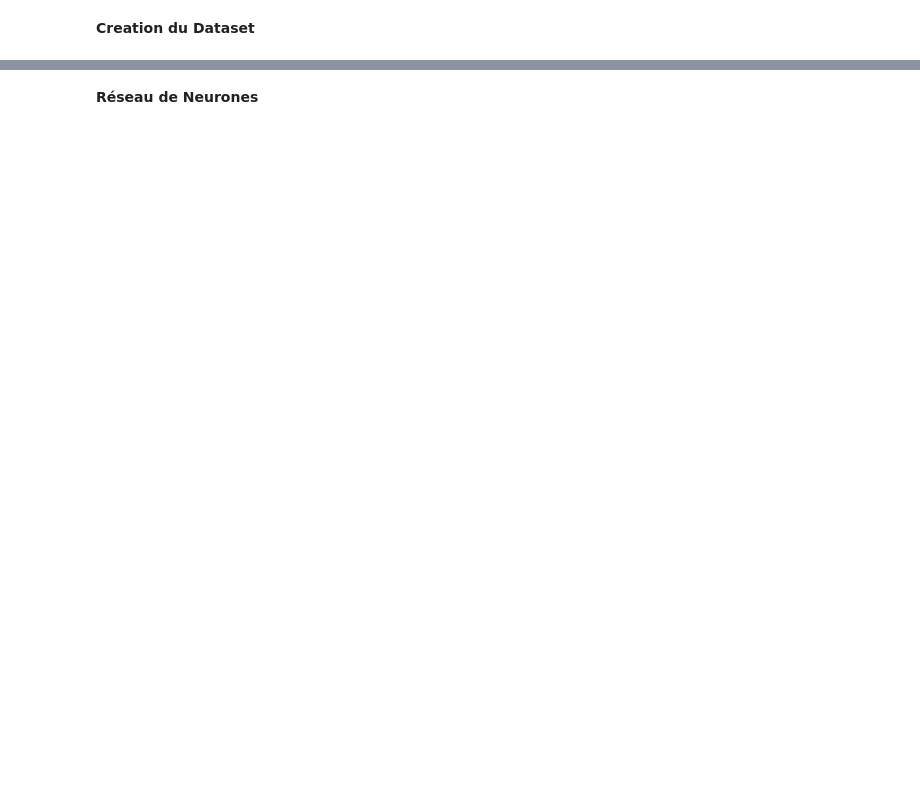
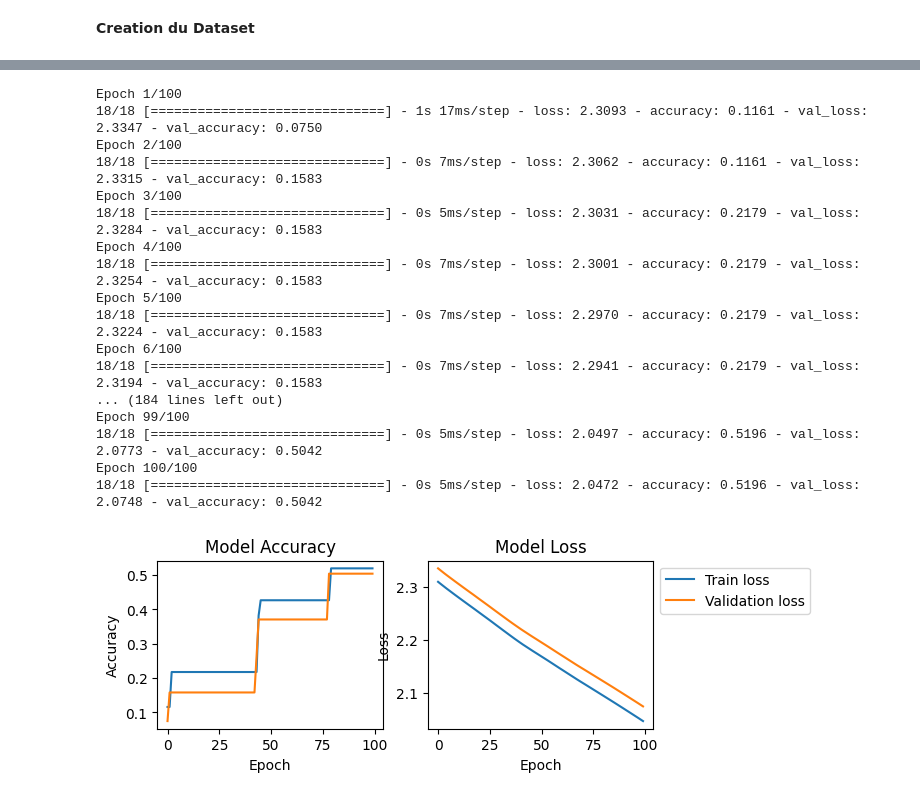
Before and after one commit to bonjooooour/PFE_Analayse_musicale, a Jupyter notebook: Chords_analysis/rn_on_one_chord.ipynb, the cells around one changed output, grey strips where cells are left out. Drawn from its saved outputs; the diff is of its cells as text; code cells hidden in the pictures; blank space fills up the shorter version.

```diff
--- a/Chords_analysis/rn_on_one_chord.ipynb
+++ b/Chords_analysis/rn_on_one_chord.ipynb
@@ -120,21 +63,60 @@ def extract_features(directory):
 # %%
-dir = r"C:\Users\lucie\Documents\Programmation\PFE_Analayse_musicale\Chords_generation\chords_wav"
-features, labels = extract_features(dir)
+dir = r"C:\Users\lucie\Documents\Programmation\PFE_Analayse_musicale\Chords_generation\chords_wav\clean"
+featuresClean, labelsClean = extract_features(dir)
 # %%
-permutations = np.random.permutation(len(features))
+permutations = np.random.permutation(len(featuresClean))
 
 label_encoder = LabelEncoder()
-labels_encoded = label_encoder.fit_transform(labels)
+labels_encodedC = label_encoder.fit_transform(labelsClean)
 
-features = np.array(features)[permutations]
-labels_encoded = np.array(labels_encoded)[permutations]
+featuresC = np.array(featuresClean)[permutations]
+labels_encodedC = np.array(labels_encodedC)[permutations]
-# %% [markdown]
-**Réseau de Neurones**
 # %%
-X_train, X_test, y_train, y_test = train_test_split(features, labels_encoded, test_size=0.2, random_state=42)
+X_train, X_test, y_train, y_test = train_test_split(featuresC, labels_encodedC, test_size=0.2, random_state=42)
 # %%
+opt1 = tf.keras.optimizers.SGD(learning_rate=0.001,momentum=0.25)
+opt2 = 'adam'
+
 model = keras.Sequential()
 model.add(keras.layers.Input(shape=(12,)))
 model.add(keras.layers.Dense(35, activation='relu'))
 model.add(keras.layers.Dense(10, activation='softmax'))
-model.compile(optimizer = tf.keras.optimizers.SGD(learning_rate=0.001,momentum=0.25), loss='sparse_categorical_crossentropy', metrics=['accuracy'])
+model.compile(optimizer = opt1, loss='sparse_categorical_crossentropy', metrics=['accuracy'])
+# %%
+history = model.fit(X_train,y_train,epochs=100,validation_split=0.3)
+
+plt.subplot(221)
+plt.plot(history.history['accuracy'], label='Train Accuracy')
+plt.plot(history.history['val_accuracy'], label='Validation Accuracy')
+plt.title('Model Accuracy')
+plt.ylabel('Accuracy')
+plt.xlabel('Epoch')
+
+plt.subplot(222)
+plt.plot(history.history['loss'], label='Train loss')
+plt.plot(history.history['val_loss'], label='Validation loss')
+plt.title('Model Loss')
+plt.ylabel('Loss')
+plt.xlabel('Epoch')
+plt.legend(loc='upper left', bbox_to_anchor=(1, 1))
+
+plt.show()
+# %% [output]
+Epoch 1/100
+18/18 [==============================] - 1s 17ms/step - loss: 2.3093 - accuracy: 0.1161 - val_loss: 2.3347 - val_accuracy: 0.0750
+Epoch 2/100
+18/18 [==============================] - 0s 7ms/step - loss: 2.3062 - accuracy: 0.1161 - val_loss: 2.3315 - val_accuracy: 0.1583
+Epoch 3/100
+18/18 [==============================] - 0s 5ms/step - loss: 2.3031 - accuracy: 0.2179 - val_loss: 2.3284 - val_accuracy: 0.1583
+Epoch 4/100
+18/18 [==============================] - 0s 7ms/step - loss: 2.3001 - accuracy: 0.2179 - val_loss: 2.3254 - val_accuracy: 0.1583
+Epoch 5/100
+18/18 [==============================] - 0s 7ms/step - loss: 2.2970 - accuracy: 0.2179 - val_loss: 2.3224 - val_accuracy: 0.1583
+Epoch 6/100
+18/18 [==============================] - 0s 7ms/step - loss: 2.2941 - accuracy: 0.2179 - val_loss: 2.3194 - val_accuracy: 0.1583
+... (184 lines left out)
+Epoch 99/100
+18/18 [==============================] - 0s 5ms/step - loss: 2.0497 - accuracy: 0.5196 - val_loss: 2.0773 - val_accuracy: 0.5042
+Epoch 100/100
+18/18 [==============================] - 0s 5ms/step - loss: 2.0472 - accuracy: 0.5196 - val_loss: 2.0748 - val_accuracy: 0.5042
+[figure, added]
```
Also changed, not shown: parts of 33 cells of this notebook, 4 other files.
